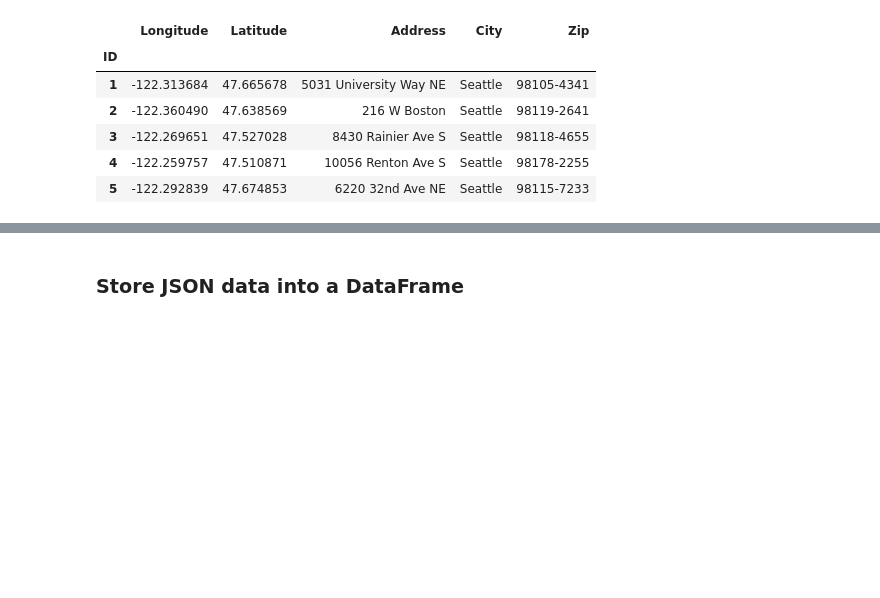
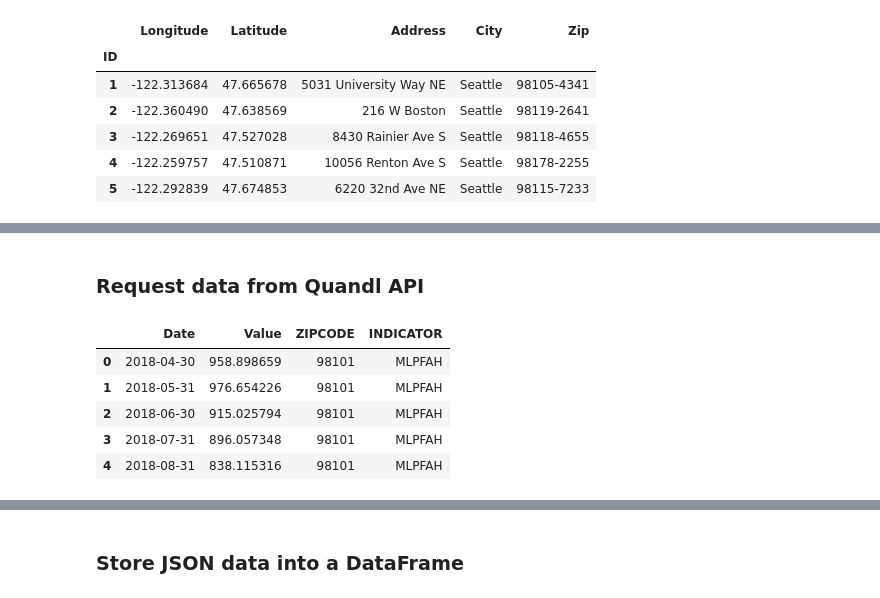
Before and after one commit to LauraJ3053/ETL_Project, a Jupyter notebook: ETL_Project.ipynb, the cells around one changed output, grey strips where cells are left out. Cells and saved outputs as stored; diff of their text form; code cells hidden in the pictures; blank space fills up the shorter version.

```diff
--- a/ETL_Project.ipynb
+++ b/ETL_Project.ipynb
@@ -91,0 +135,2 @@ prvt_schools_transformed.head()
+# %% [markdown]
+### Request data from Quandl API
@@ -91,0 +165,9 @@ prvt_schools_transformed.head()
+# %%
+zillow_data.head()
+# %% [output]
+|  | Date | Value | ZIPCODE | INDICATOR |
+| 0 | 2018-04-30 | 958.898659 | 98101 | MLPFAH |
+| 1 | 2018-05-31 | 976.654226 | 98101 | MLPFAH |
+| 2 | 2018-06-30 | 915.025794 | 98101 | MLPFAH |
+| 3 | 2018-07-31 | 896.057348 | 98101 | MLPFAH |
+| 4 | 2018-08-31 | 838.115316 | 98101 | MLPFAH |
```
Also changed, not shown: parts of 17 cells of this notebook.
